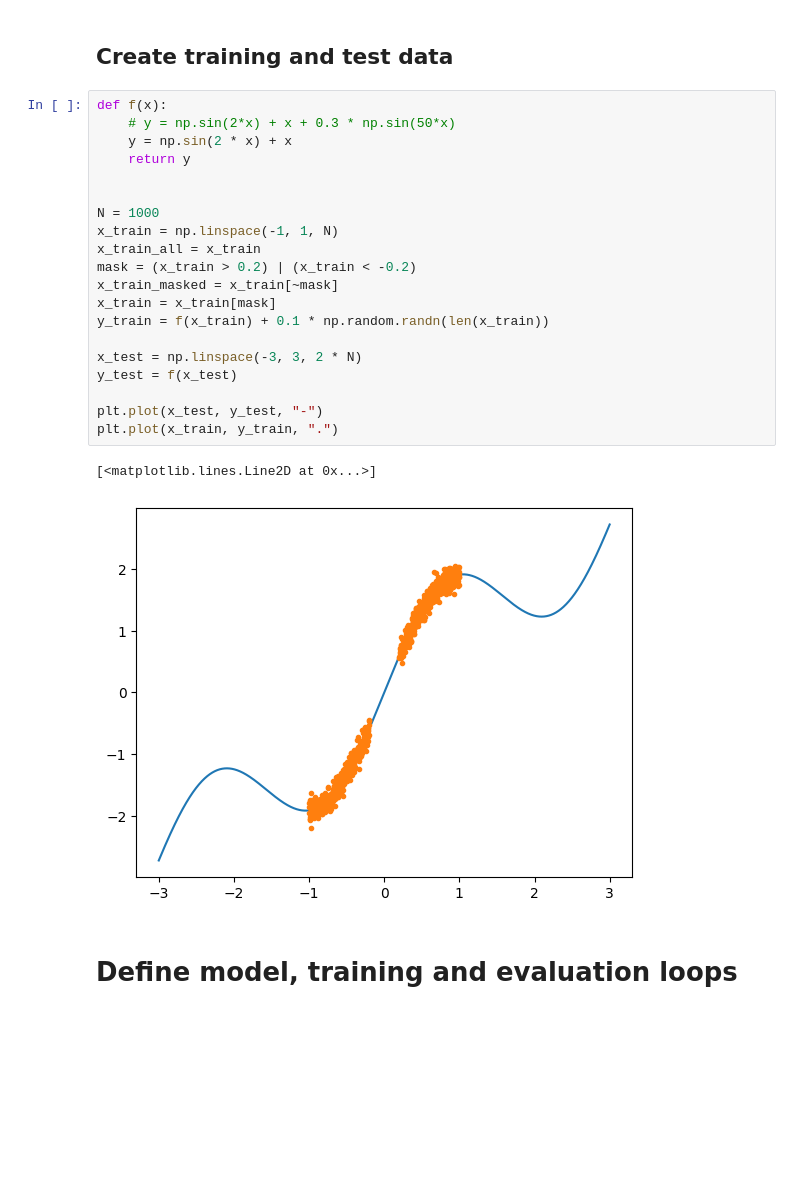
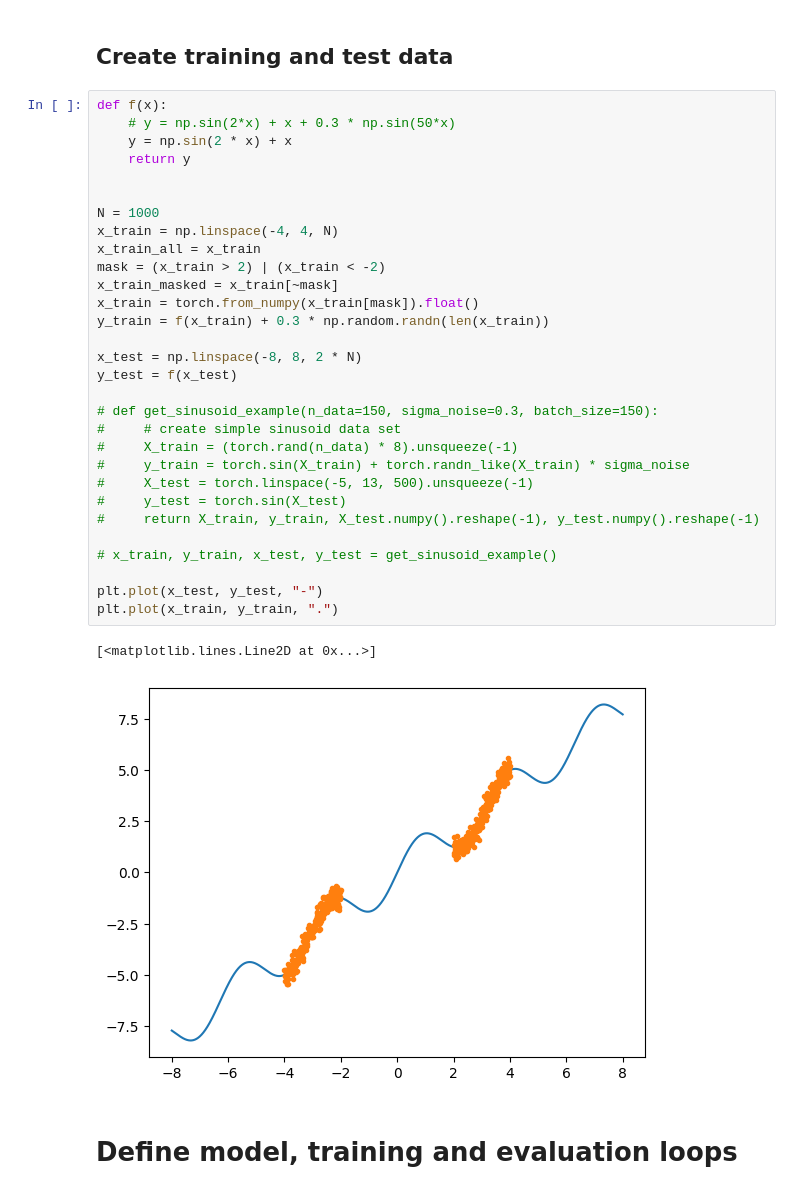
Before and after one commit to FrederikWarburg/pytorch-laplace, a Jupyter notebook: examples/toy_examples/regression.ipynb, the cells around one changed output. Drawn from its saved outputs; the diff is of its cells as text; blank space fills up the shorter version.

```diff
--- a/examples/toy_examples/regression.ipynb
+++ b/examples/toy_examples/regression.ipynb
@@ -13,26 +13,36 @@ import matplotlib.pyplot as plt
 # %%
 def f(x):
     # y = np.sin(2*x) + x + 0.3 * np.sin(50*x)
     y = np.sin(2 * x) + x
     return y
 
 
 N = 1000
-x_train = np.linspace(-1, 1, N)
+x_train = np.linspace(-4, 4, N)
 x_train_all = x_train
-mask = (x_train > 0.2) | (x_train < -0.2)
+mask = (x_train > 2) | (x_train < -2)
 x_train_masked = x_train[~mask]
-x_train = x_train[mask]
-y_train = f(x_train) + 0.1 * np.random.randn(len(x_train))
+x_train = torch.from_numpy(x_train[mask]).float()
+y_train = f(x_train) + 0.3 * np.random.randn(len(x_train))
 
-x_test = np.linspace(-3, 3, 2 * N)
+x_test = np.linspace(-8, 8, 2 * N)
 y_test = f(x_test)
+
+# def get_sinusoid_example(n_data=150, sigma_noise=0.3, batch_size=150):
+#     # create simple sinusoid data set
+#     X_train = (torch.rand(n_data) * 8).unsqueeze(-1)
+#     y_train = torch.sin(X_train) + torch.randn_like(X_train) * sigma_noise
+#     X_test = torch.linspace(-5, 13, 500).unsqueeze(-1)
+#     y_test = torch.sin(X_test)
+#     return X_train, y_train, X_test.numpy().reshape(-1), y_test.numpy().reshape(-1)
+
+# x_train, y_train, x_test, y_test = get_sinusoid_example()
 
 plt.plot(x_test, y_test, "-")
 plt.plot(x_train, y_train, ".")
 # %% [output]
 [<matplotlib.lines.Line2D at 0x...>]
-[figure, old version]
+[figure, new version]
 # %% [markdown]
 # Define model, training and evaluation loops
 # %%
```
Also changed, not shown: parts of 6 cells of this notebook, 1 other file.
